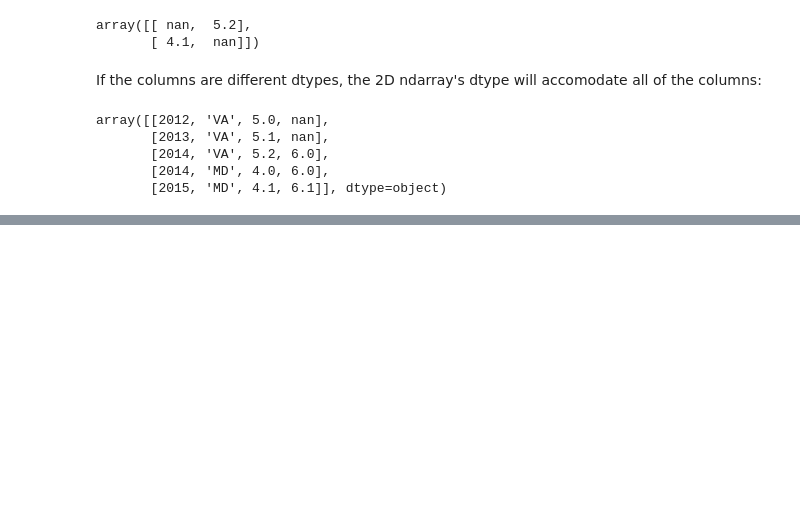
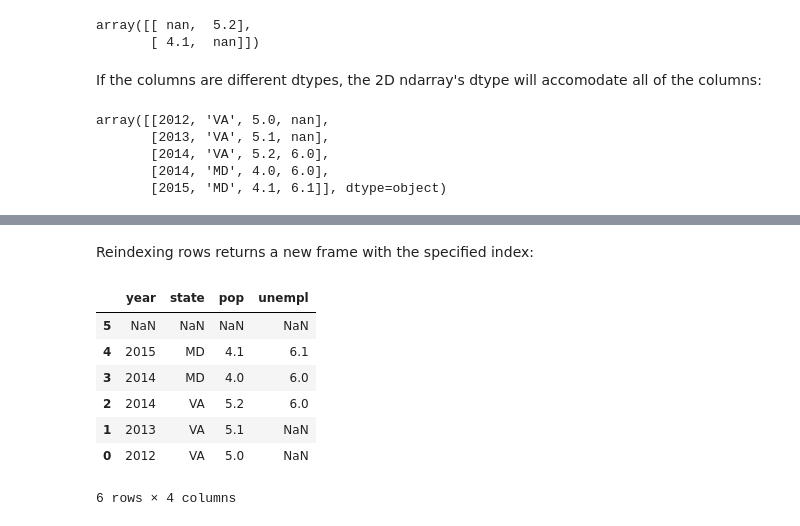
Before and after one commit to donnemartin/data-science-ipython-notebooks, a Jupyter notebook: pandas/pandas.ipynb, the cells around one changed output, grey strips where cells are left out. Saved outputs shown, nothing was run; the diff lists cells and outputs as text; code cells hidden in the pictures; blank space fills up the shorter version.

```diff
--- a/pandas/pandas.ipynb
+++ b/pandas/pandas.ipynb
@@ -384,0 +400,13 @@ array([[2012, 'VA', 5.0, nan],
+# %% [markdown]
+Reindexing rows returns a new frame with the specified index:
+# %%
+frame_3.reindex(list(reversed(range(0, 6))))
+# %% [output]
+|  | year | state | pop | unempl |
+| 5 | NaN | NaN | NaN | NaN |
+| 4 | 2015 | MD | 4.1 | 6.1 |
+| 3 | 2014 | MD | 4.0 | 6.0 |
+| 2 | 2014 | VA | 5.2 | 6.0 |
+| 1 | 2013 | VA | 5.1 | NaN |
+| 0 | 2012 | VA | 5.0 | NaN |
+6 rows × 4 columns
```
Also changed, not shown: parts of 16 cells of this notebook.
